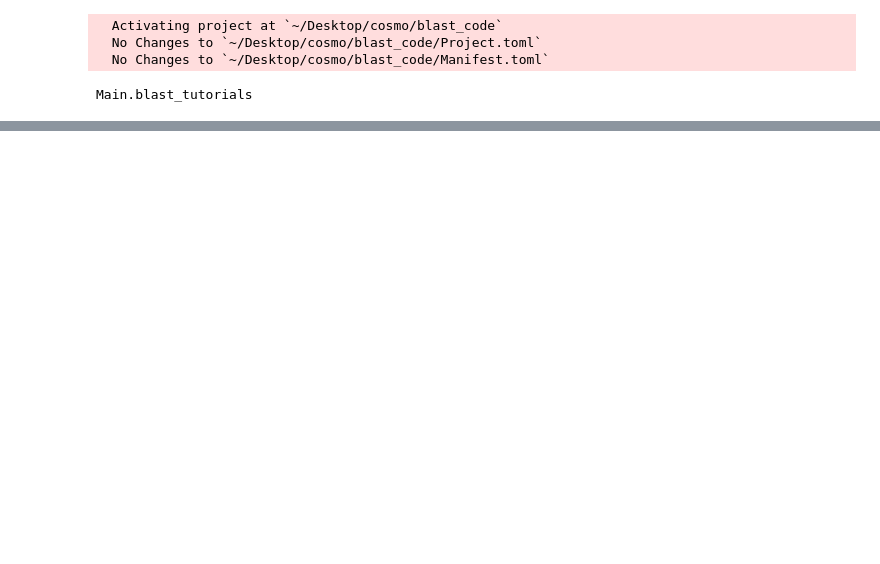
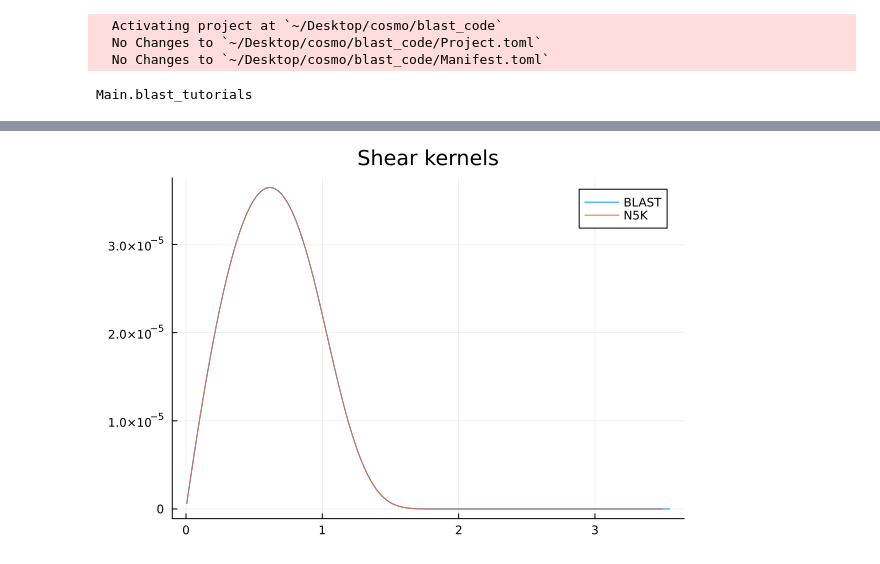
Before and after one commit to anvi-git/3D_Angular_Power_Spectrum, a Jupyter notebook: beyond_BLAST.ipynb, the cells around one changed output, grey strips where cells are left out. Cells and saved outputs as stored; diff of their text form; code cells hidden in the pictures; blank space fills up the shorter version.

```diff
--- a/beyond_BLAST.ipynb
+++ b/beyond_BLAST.ipynb
@@ -108,0 +256,3 @@ legend=:topleft)
+# %%
+ShearKernels = Blast.ShearKernel(4, length(bgrid.z_range))
+Blast.compute_kernel!(n5k_bins["dNdz_sh"]', n5k_bins["z_sh"], ShearKernels, bgrid, bg, cosmo)
@@ -108,0 +283,7 @@ legend=:topleft)
+# %%
+bin = 4
+
+plot(bgrid.z_range, ShearKernels.Kernel[bin,:], label="BLAST", title = "Shear kernels")
+plot!(W["z_sh"], W["kernels_sh"][bin,:], label="N5K")
+# %% [output]
+[figure, added]
```
Also changed, not shown: parts of 37 cells of this notebook, 9 other files.
